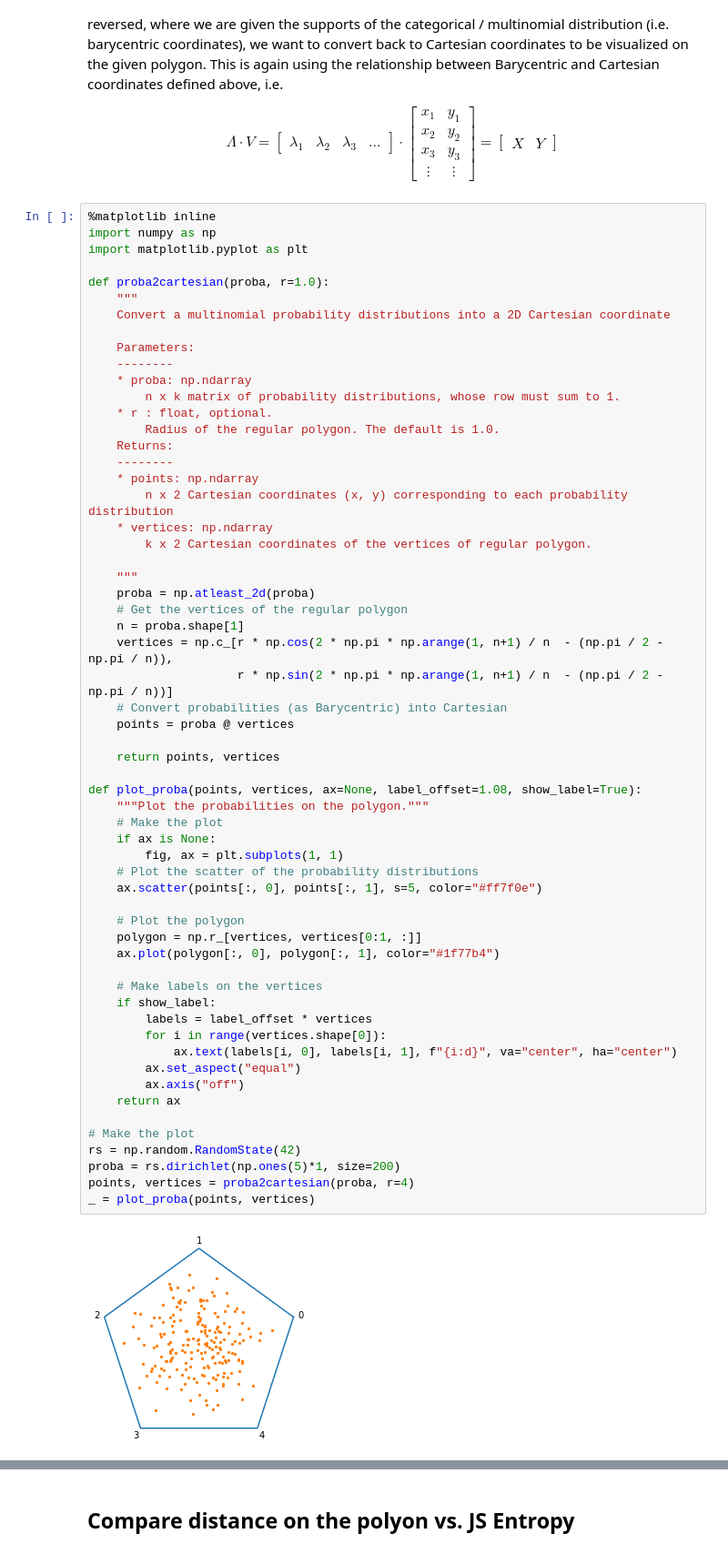
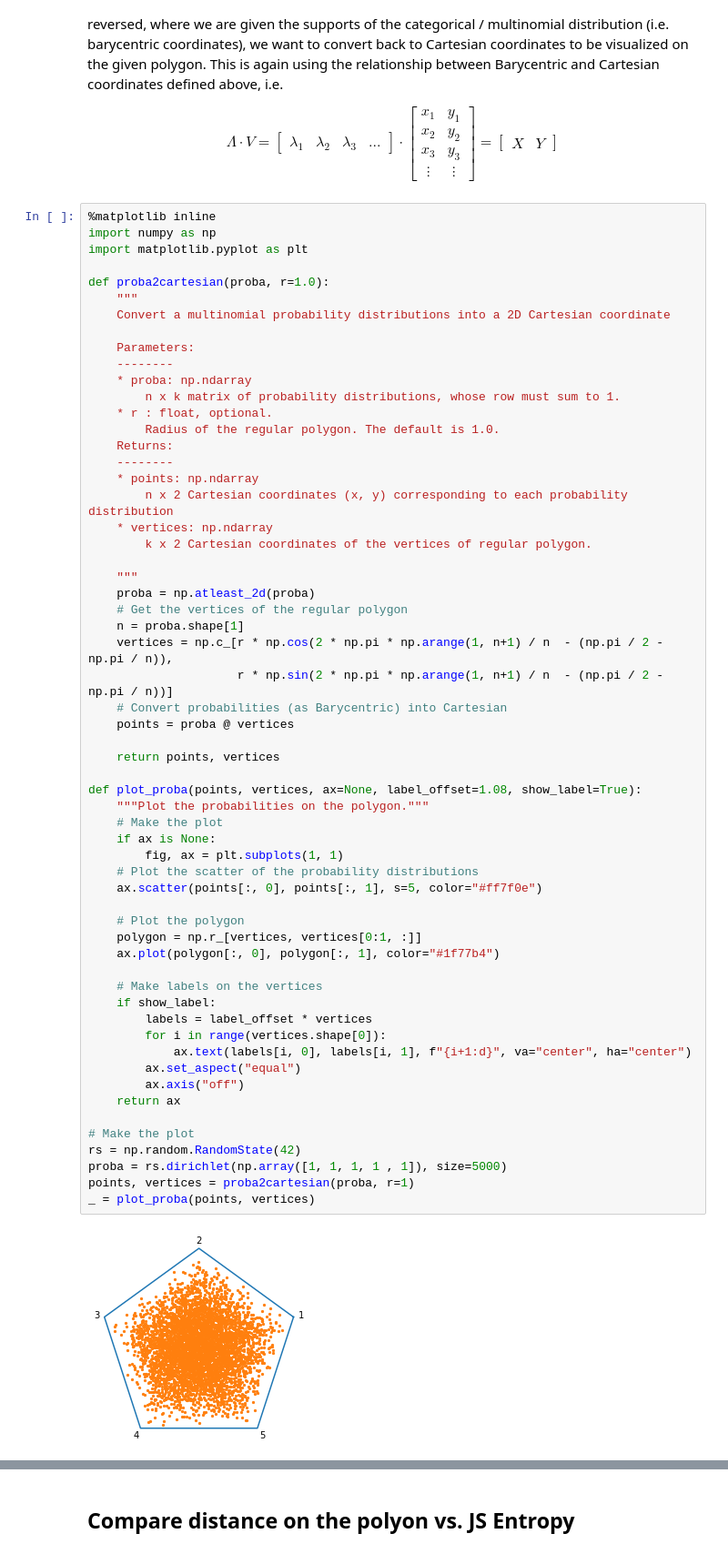
Before and after one commit to sapphire008/Python, a Jupyter notebook: Plots/Visualizing Dirichlet.ipynb, the cells around one changed output, grey strips where cells are left out. Shown: that part at 91% size. Saved outputs shown, nothing was run; the diff lists cells and outputs as text.

```diff
--- a/Plots/Visualizing Dirichlet.ipynb
+++ b/Plots/Visualizing Dirichlet.ipynb
@@ -550,34 +559,34 @@ def proba2cartesian(proba, r=1.0):
                      r * np.sin(2 * np.pi * np.arange(1, n+1) / n  - (np.pi / 2 - np.pi / n))]
     # Convert probabilities (as Barycentric) into Cartesian
     points = proba @ vertices
 
     return points, vertices
 
 def plot_proba(points, vertices, ax=None, label_offset=1.08, show_label=True):
     """Plot the probabilities on the polygon."""
     # Make the plot
     if ax is None:
         fig, ax = plt.subplots(1, 1)
     # Plot the scatter of the probability distributions
     ax.scatter(points[:, 0], points[:, 1], s=5, color="#ff7f0e")
 
     # Plot the polygon
     polygon = np.r_[vertices, vertices[0:1, :]]
     ax.plot(polygon[:, 0], polygon[:, 1], color="#1f77b4")
 
     # Make labels on the vertices
     if show_label:
         labels = label_offset * vertices
         for i in range(vertices.shape[0]):
-            ax.text(labels[i, 0], labels[i, 1], f"{i:d}", va="center", ha="center")
+            ax.text(labels[i, 0], labels[i, 1], f"{i+1:d}", va="center", ha="center")
         ax.set_aspect("equal")
         ax.axis("off")
     return ax
 
 # Make the plot
 rs = np.random.RandomState(42)
-proba = rs.dirichlet(np.ones(5)*1, size=200)
-points, vertices = proba2cartesian(proba, r=4)
+proba = rs.dirichlet(np.array([1, 1, 1, 1 , 1]), size=5000)
+points, vertices = proba2cartesian(proba, r=1)
 _ = plot_proba(points, vertices)
 # %% [output]
-[figure, old version]
+[figure, new version]
```
Also changed, not shown: parts of 7 cells of this notebook.
